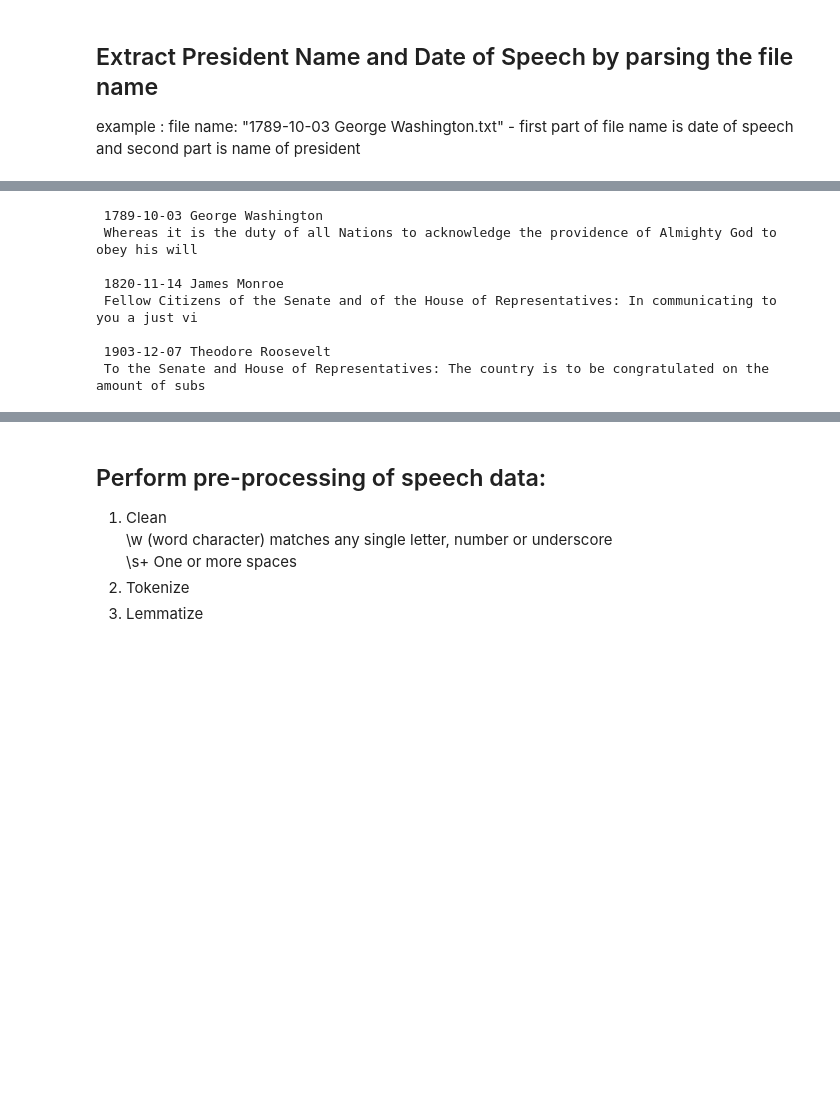
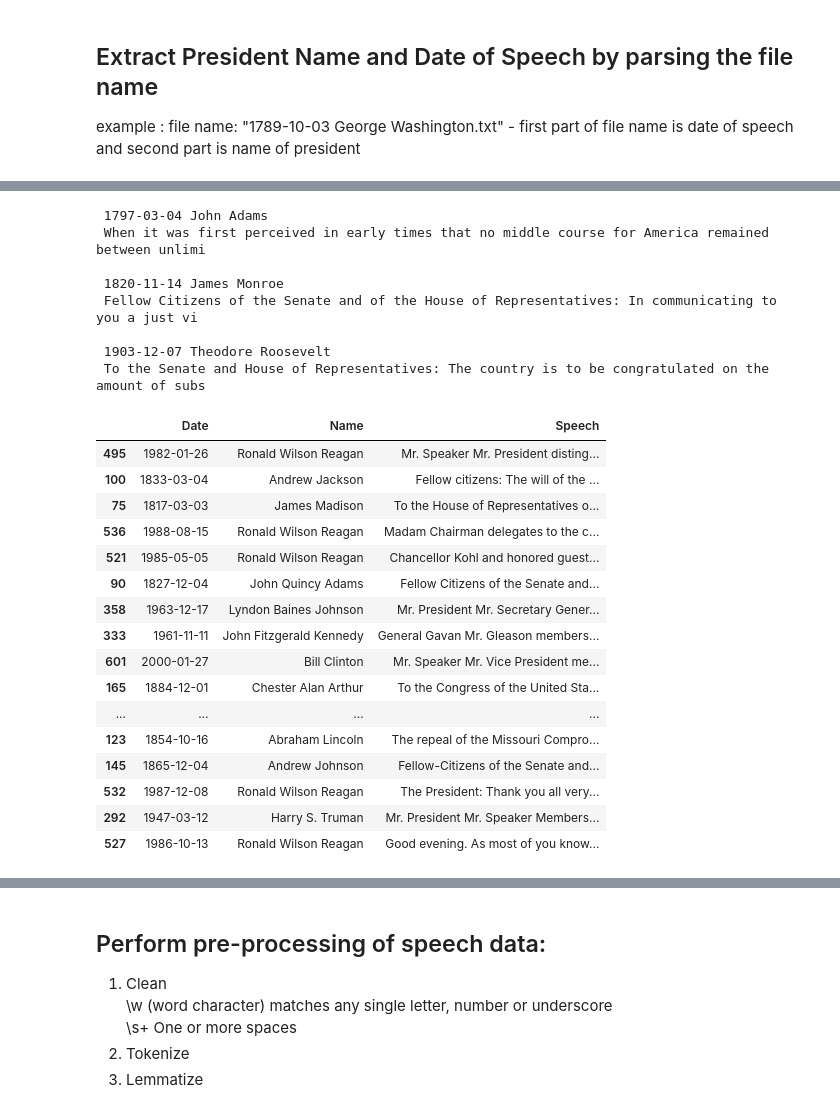
Before and after one commit to rawat-sushil/Topic-Modelling, a Jupyter notebook: 7135_Topic_Modelling.ipynb, the cells around one changed output, grey strips where cells are left out. Drawn from its saved outputs; the diff is of its cells as text; code cells hidden in the pictures; blank space fills up the shorter version.

```diff
--- a/7135_Topic_Modelling.ipynb
+++ b/7135_Topic_Modelling.ipynb
@@ -67,10 +93,10 @@ date_of_speech, president_names = extract_metaData(file_names)
 # %%
-print("\n",date_of_speech[1],president_names[1],"\n",speeches[1][0:100])
+print("\n",date_of_speech[21],president_names[21],"\n",speeches[21][0:100])
 print("\n",date_of_speech[80],president_names[80],"\n",speeches[80][0:100])
 print("\n",date_of_speech[190],president_names[190],"\n",speeches[190][0:100])
 # %% [output]
- 1789-10-03 George Washington
- Whereas it is the duty of all Nations to acknowledge the providence of Almighty God to obey his will
+ 1797-03-04 John Adams
+ When it was first perceived in early times that no middle course for America remained between unlimi
 
  1820-11-14 James Monroe
  Fellow Citizens of the Senate and of the House of Representatives: In communicating to you a just vi
@@ -79,0 +111,20 @@ print("\n",date_of_speech[190],president_names[190],"\n",speeches[190][0:100])
+# %%
+df.sample(50)
+# %% [output]
+|  | Date | Name | Speech |
+| 495 | 1982-01-26 | Ronald Wilson Reagan | Mr. Speaker Mr. President disting... |
+| 100 | 1833-03-04 | Andrew Jackson | Fellow citizens: The will of the ... |
+| 75 | 1817-03-03 | James Madison | To the House of Representatives o... |
+| 536 | 1988-08-15 | Ronald Wilson Reagan | Madam Chairman delegates to the c... |
+| 521 | 1985-05-05 | Ronald Wilson Reagan | Chancellor Kohl and honored guest... |
+| 90 | 1827-12-04 | John Quincy Adams | Fellow Citizens of the Senate and... |
+| 358 | 1963-12-17 | Lyndon Baines Johnson | Mr. President Mr. Secretary Gener... |
+| 333 | 1961-11-11 | John Fitzgerald Kennedy | General Gavan Mr. Gleason members... |
+| 601 | 2000-01-27 | Bill Clinton | Mr. Speaker Mr. Vice President me... |
+| 165 | 1884-12-01 | Chester Alan Arthur | To the Congress of the United Sta... |
+| ... | ... | ... | ... |
+| 123 | 1854-10-16 | Abraham Lincoln | The repeal of the Missouri Compro... |
+| 145 | 1865-12-04 | Andrew Johnson | Fellow-Citizens of the Senate and... |
+| 532 | 1987-12-08 | Ronald Wilson Reagan | The President: Thank you all very... |
+| 292 | 1947-03-12 | Harry S. Truman | Mr. President Mr. Speaker Members... |
+| 527 | 1986-10-13 | Ronald Wilson Reagan | Good evening. As most of you know... |
```
Also changed, not shown: parts of 32 cells of this notebook.
